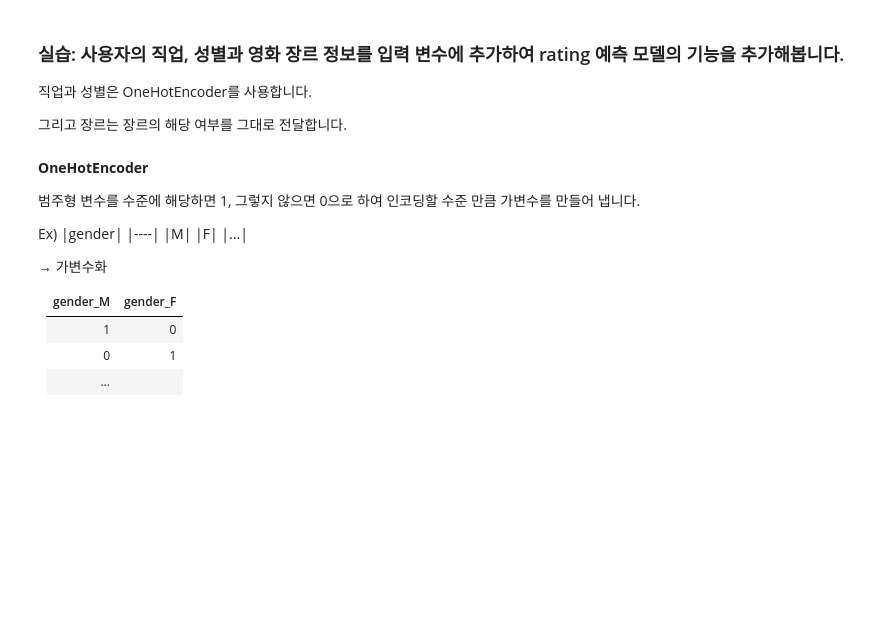
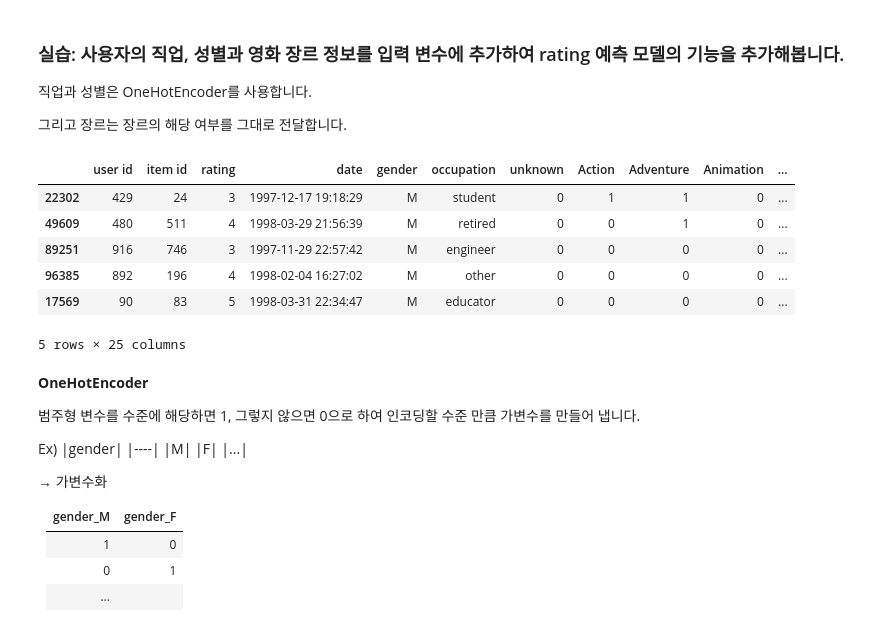
Before and after one commit to sunkusun9/rcmd_2506, a Jupyter notebook: 4.머신 러닝 개론.ipynb, the cells around one changed output. Drawn from its saved outputs; the diff is of its cells as text; code cells hidden in the pictures; blank space fills up the shorter version.

Commit message:
rating_yn 까지 올립니다.

```diff
--- a/4.머신 러닝 개론.ipynb
+++ b/4.머신 러닝 개론.ipynb
@@ -993,9 +1010,25 @@ r2_score(
 # %%
 # gender, occupation을 활용하기 위에 df_user와 결합합니다.
 # genre를 활용하기 위해 df_movie와 결합합니다.
-df_train_2 = # TODO-with
-df_test_2 = # TODO-with
+df_train_2 = df_train.join(
+    df_user[['gender', 'occupation']], on = 'user id'
+).join(
+    df_movie.iloc[:, 2:], on = 'item id'
+)
+df_test_2 = df_test.join(
+    df_user[['gender', 'occupation']], on = 'user id'
+).join(
+    df_movie.iloc[:, 2:], on = 'item id'
+)
 df_train_2.head()
+# %% [output]
+|  | user id | item id | rating | date | gender | occupation | unknown | Action | Adventure | Animation | ... |
+| 22302 | 429 | 24 | 3 | 1997-12-17 19:18:29 | M | student | 0 | 1 | 1 | 0 | ... |
+| 49609 | 480 | 511 | 4 | 1998-03-29 21:56:39 | M | retired | 0 | 0 | 1 | 0 | ... |
+| 89251 | 916 | 746 | 3 | 1997-11-29 22:57:42 | M | engineer | 0 | 0 | 0 | 0 | ... |
+| 96385 | 892 | 196 | 4 | 1998-02-04 16:27:02 | M | other | 0 | 0 | 0 | 0 | ... |
+| 17569 | 90 | 83 | 5 | 1998-03-31 22:34:47 | M | educator | 0 | 0 | 0 | 0 | ... |
+5 rows × 25 columns
 # %%
 from sklearn.compose import ColumnTransformer
 from sklearn.preprocessing import OneHotEncoder
```
Also changed, not shown: parts of 16 cells of this notebook.
